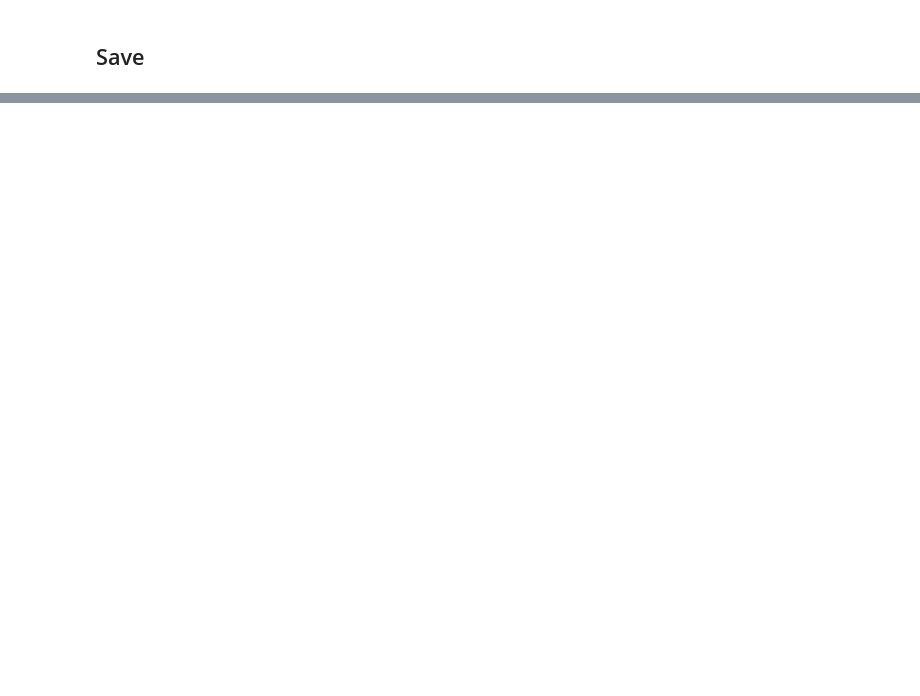
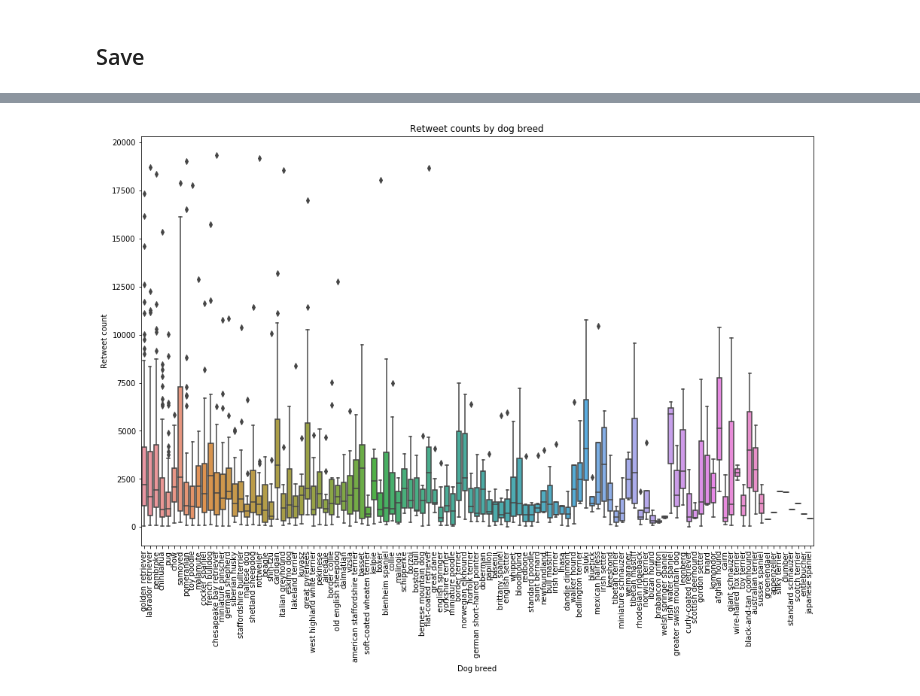
Before and after one commit to despacito123/data-analyst-nanodegree, a Jupyter notebook: 8. Data Wrangling project/wrangle_act.ipynb, the cells around one changed output, grey strips where cells are left out. Drawn from its saved outputs; the diff is of its cells as text; code cells hidden in the pictures; blank space fills up the shorter version.

Commit message:
Data Wrangling project. Reports written

```diff
--- a/8. Data Wrangling project/wrangle_act.ipynb
+++ b/8. Data Wrangling project/wrangle_act.ipynb
@@ -465,0 +551,4 @@ image_predictions = image_predictions_raw.copy()
+# %%
+img_pred_columns = dict(img_pred_columns)
+# %%
+image_predictions = image_predictions.rename(columns=img_pred_columns)
@@ -592,0 +702,2 @@ All rows where `retweeted_status_*` columns had values fell out. Change of plans
+# %%
+master['rating_with_denominator_10'] = (master['rating_numerator'] / master['rating_denominator'] * 10).astype(int)
@@ -610,0 +747,4 @@ Name: source, dtype: int64
+# %%
+master['prediction1'] = master['prediction1'].str.replace('_', ' ').str.lower()
+master['prediction2'] = master['prediction2'].str.replace('_', ' ').str.lower()
+master['prediction3'] = master['prediction3'].str.replace('_', ' ').str.lower()
@@ -675,0 +874,17 @@ call(['mv', 'wrangle_act.html', 'wrangle_report.html'])
+# %%
+retweet_quantile_99 = master['retweet_count'].quantile(0.99)
+predicted_dogs = master.query(f'prediction1_dog == True and retweet_count <= {retweet_quantile_99}')
+fig, ax = plt.subplots(figsize=(16, 10))
+plt.xticks(rotation=90)
+sns.factorplot(
+    data=predicted_dogs,
+    x='prediction1',
+    y='retweet_count',
+    kind='box',
+    order = predicted_dogs['prediction1'].value_counts().index,
+    ax=ax)
+ax.set(title='Retweet counts by dog breed', xlabel='Dog breed', ylabel='Retweet count')
+plt.close(2)
+plt.savefig('retweet_counts_by_dog_breed.png');
+# %% [output]
+[figure, added]
```
Also changed, not shown: parts of 41 cells of this notebook, 15 other files.
